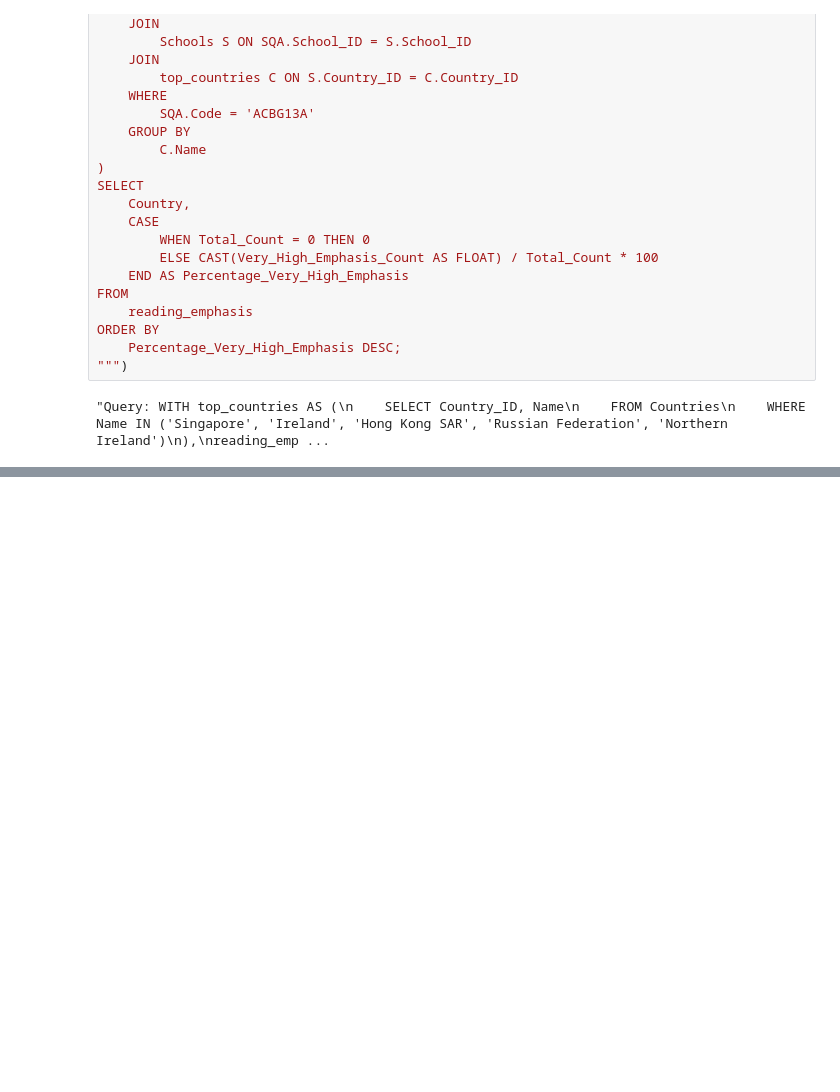
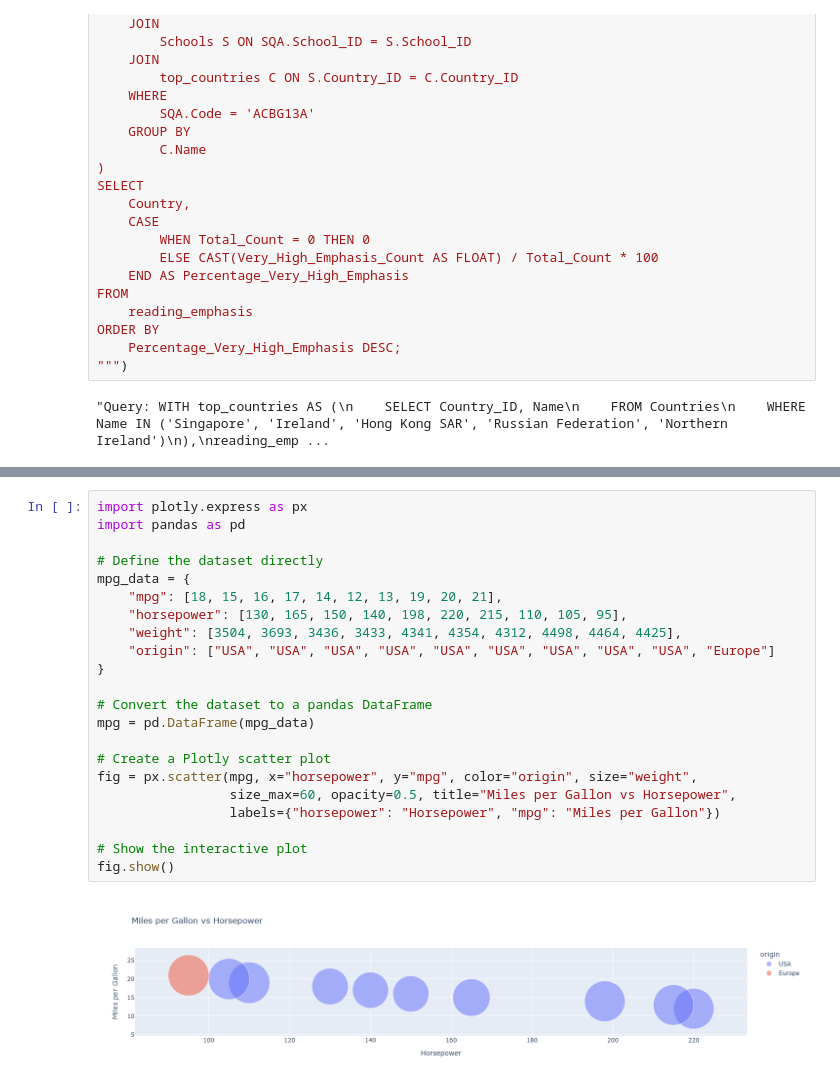
Before and after one commit to senzelden/gdsc7_solution, a Jupyter notebook: langgraph_testing/DS01_Minimal_Agent.ipynb, the cells around one changed output, grey strips where cells are left out. Cells and saved outputs as stored; diff of their text form; blank space fills up the shorter version.

```diff
--- a/langgraph_testing/DS01_Minimal_Agent.ipynb
+++ b/langgraph_testing/DS01_Minimal_Agent.ipynb
@@ -1060,0 +1115,24 @@ ORDER BY
+# %%
+import plotly.express as px
+import pandas as pd
+
+# Define the dataset directly
+mpg_data = {
+    "mpg": [18, 15, 16, 17, 14, 12, 13, 19, 20, 21],
+    "horsepower": [130, 165, 150, 140, 198, 220, 215, 110, 105, 95],
+    "weight": [3504, 3693, 3436, 3433, 4341, 4354, 4312, 4498, 4464, 4425],
+    "origin": ["USA", "USA", "USA", "USA", "USA", "USA", "USA", "USA", "USA", "Europe"]
+}
+
+# Convert the dataset to a pandas DataFrame
+mpg = pd.DataFrame(mpg_data)
+
+# Create a Plotly scatter plot
+fig = px.scatter(mpg, x="horsepower", y="mpg", color="origin", size="weight",
+                 size_max=60, opacity=0.5, title="Miles per Gallon vs Horsepower",
+                 labels={"horsepower": "Horsepower", "mpg": "Miles per Gallon"})
+
+# Show the interactive plot
+fig.show()
+# %% [output]
+[figure, added]
```
Also changed, not shown: parts of 10 cells of this notebook, 15 other files.
